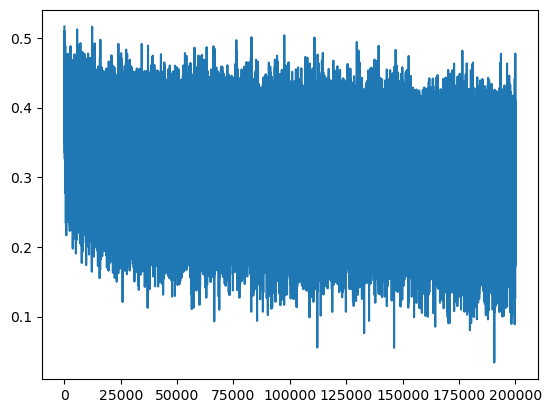
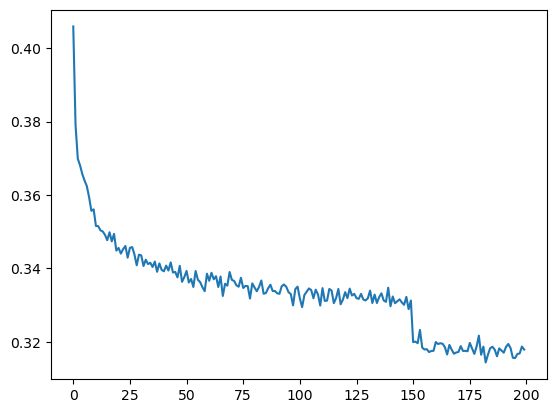
The notebook cell's code change between the first figure and the second:
--- before
+++ after
@@ -1 +1 @@
-plt.plot(lossi)
+plt.plot(torch.tensor(lossi).view(-1, 1000).mean(1))

Commit: Adding embedding and Flatten layer